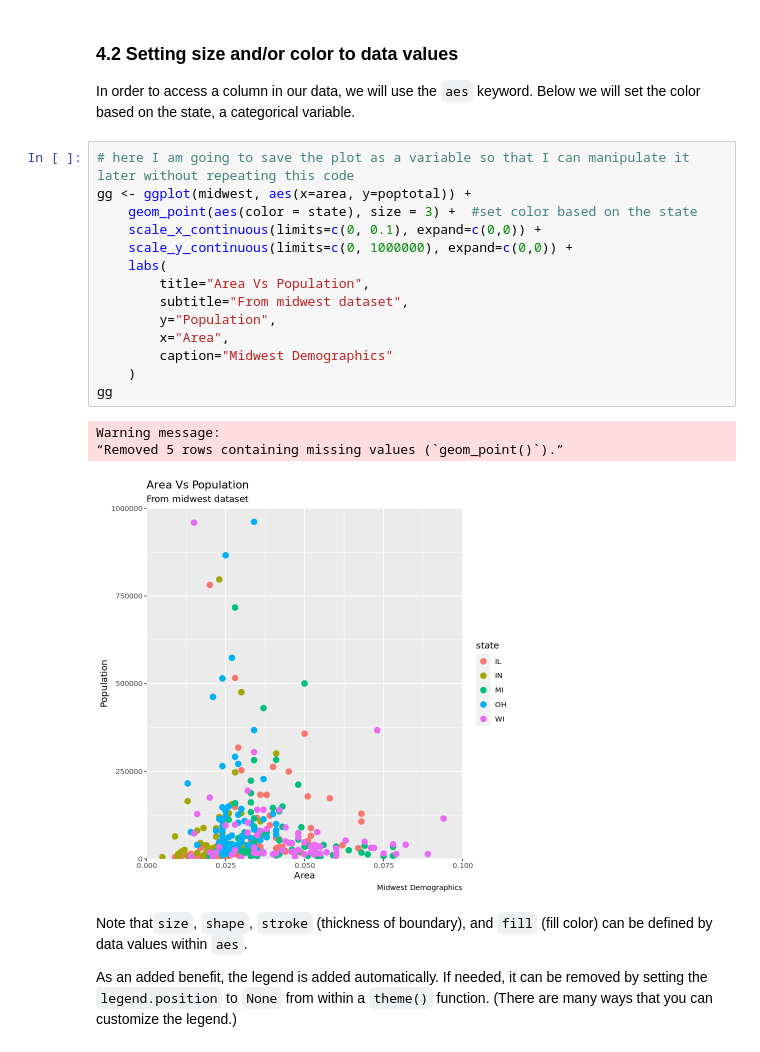
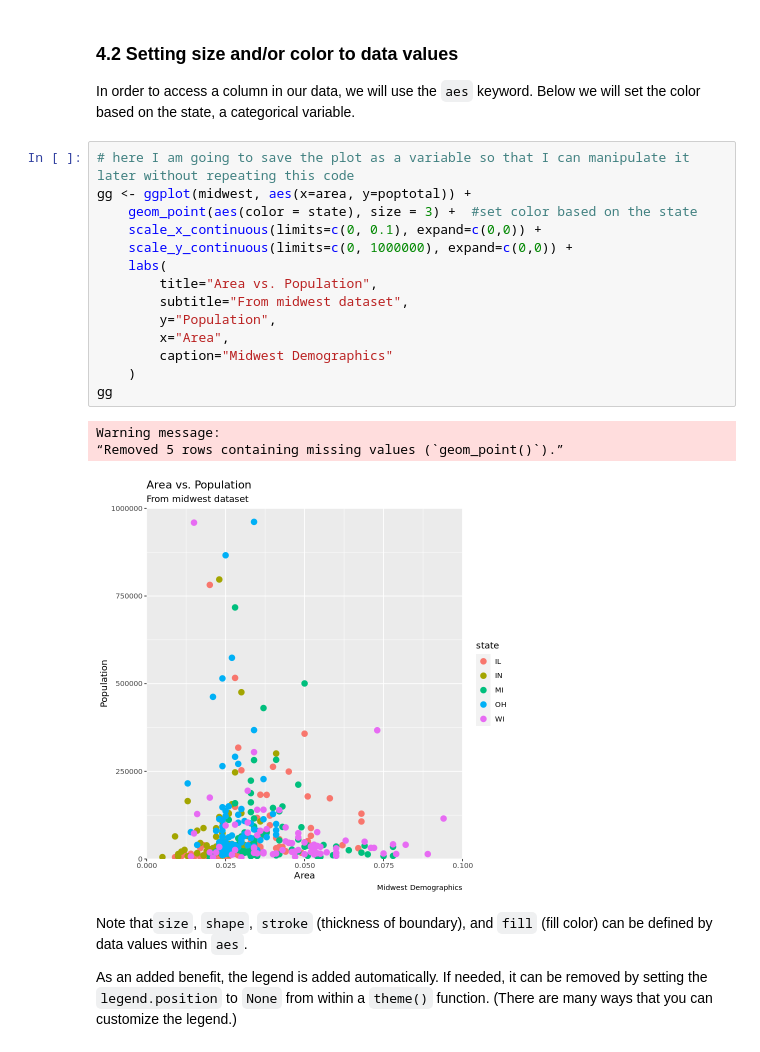
Before and after one commit to ageller/IntroToRggplot2, a Jupyter notebook: IntroToRggplot2_solutions.ipynb, the cells around one changed output. Drawn from its saved outputs; the diff is of its cells as text.

```diff
--- a/IntroToRggplot2_solutions.ipynb
+++ b/IntroToRggplot2_solutions.ipynb
@@ -326,21 +323,21 @@ In order to access a column in our data, we will use the `aes` keyword.  Below w
 # %%
 # here I am going to save the plot as a variable so that I can manipulate it later without repeating this code
 gg <- ggplot(midwest, aes(x=area, y=poptotal)) +
     geom_point(aes(color = state), size = 3) +  #set color based on the state
     scale_x_continuous(limits=c(0, 0.1), expand=c(0,0)) +
     scale_y_continuous(limits=c(0, 1000000), expand=c(0,0)) +
     labs(
-        title="Area Vs Population",
+        title="Area vs. Population",
         subtitle="From midwest dataset",
         y="Population",
         x="Area",
         caption="Midwest Demographics"
     )
 gg
 # %% [output]
 Warning message:
 “Removed 5 rows containing missing values (`geom_point()`).”
-[figure, old version]
+[figure, new version]
 # %% [markdown]
 Note that`size`, `shape`, `stroke` (thickness of boundary), and `fill` (fill color) can be defined by data values within `aes`.
 
```
Also changed, not shown: parts of 32 cells of this notebook, 2 other files.
